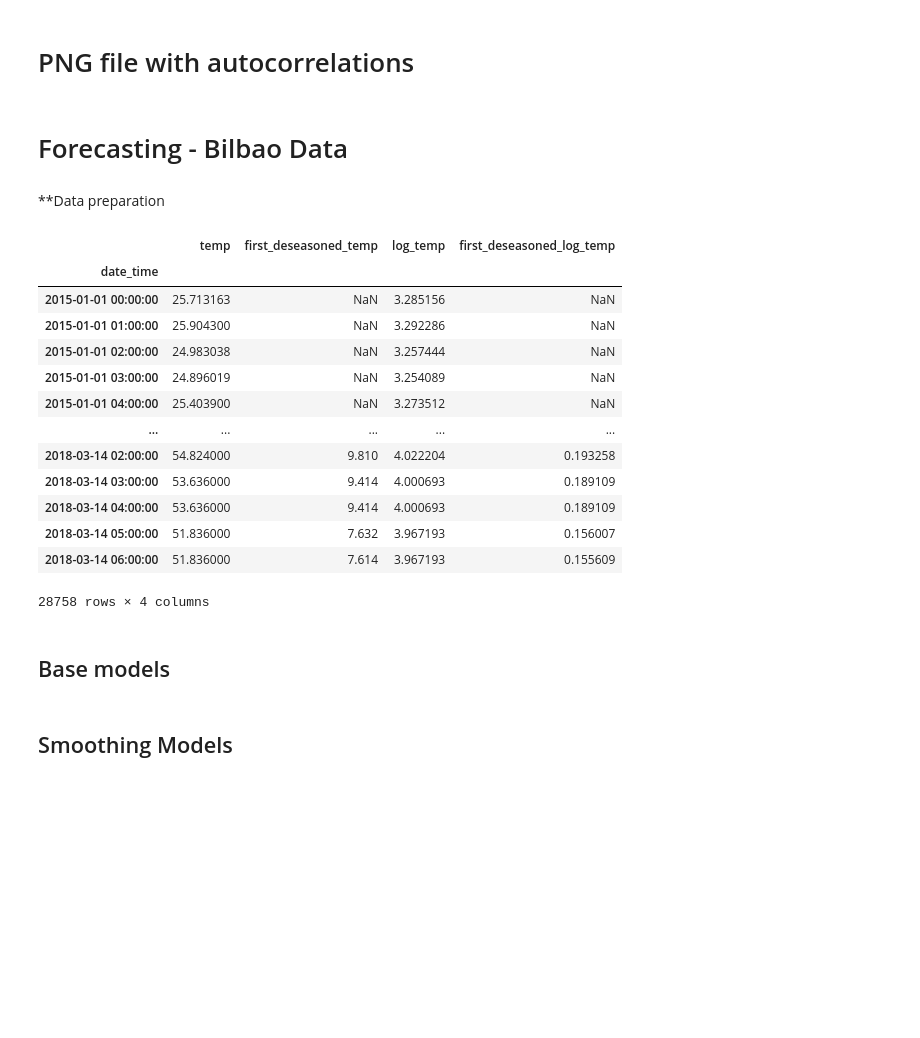
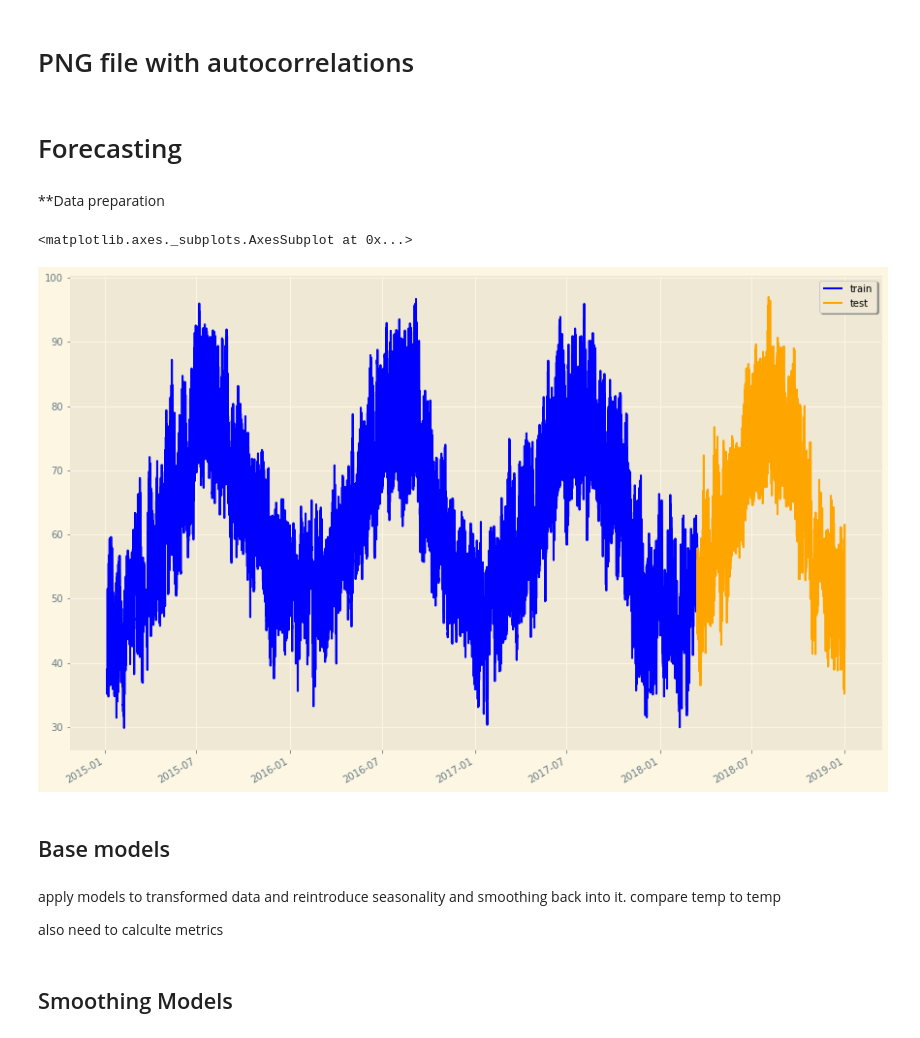
Before and after one commit to KishenSharma6/SpainEnergyAnalysis, a Jupyter notebook: Project Codes/04_Modeling/2020_0513_Temperature_Modeling.ipynb, the cells around one changed output. Saved outputs shown, nothing was run; the diff lists cells and outputs as text; code cells hidden in the pictures; blank space fills up the shorter version.

```diff
--- a/Project Codes/04_Modeling/2020_0513_Temperature_Modeling.ipynb
+++ b/Project Codes/04_Modeling/2020_0513_Temperature_Modeling.ipynb
@@ -58,28 +62,20 @@ display(s_train.head())
 # %% [markdown]
 # PNG file with autocorrelations
 # %% [markdown]
-# Forecasting - Bilbao Data
+# Forecasting
 # %% [markdown]
 **Data preparation
-# %%
-x_train = b_train
-x_test = b_test.values
-
-x_train
-# %% [output]
-|  | temp | first_deseasoned_temp | log_temp | first_deseasoned_log_temp |
-| date_time |  |  |  |  |
-| 2015-01-01 00:00:00 | 25.713163 | NaN | 3.285156 | NaN |
-| 2015-01-01 01:00:00 | 25.904300 | NaN | 3.292286 | NaN |
-| 2015-01-01 02:00:00 | 24.983038 | NaN | 3.257444 | NaN |
-| 2015-01-01 03:00:00 | 24.896019 | NaN | 3.254089 | NaN |
-| 2015-01-01 04:00:00 | 25.403900 | NaN | 3.273512 | NaN |
-| ... | ... | ... | ... | ... |
-| 2018-03-14 02:00:00 | 54.824000 | 9.810 | 4.022204 | 0.193258 |
-| 2018-03-14 03:00:00 | 53.636000 | 9.414 | 4.000693 | 0.189109 |
-| 2018-03-14 04:00:00 | 53.636000 | 9.414 | 4.000693 | 0.189109 |
-| 2018-03-14 05:00:00 | 51.836000 | 7.632 | 3.967193 | 0.156007 |
-| 2018-03-14 06:00:00 | 51.836000 | 7.614 | 3.967193 | 0.155609 |
-28758 rows × 4 columns
+# %%
+from TimeseriesPlotter import timeseries_plot
+
+#Set figure
+f, ax = plt.subplots(figsize = (15,10))
+
+#Plot training and test data
+timeseries_plot(train.temp, color = 'blue', ax=ax, label = 'train')
+timeseries_plot(test.temp, color = 'orange', ax = ax, legend = True,label = 'test')
+# %% [output]
+<matplotlib.axes._subplots.AxesSubplot at 0x...>
+[figure, added]
 # %% [markdown]
 ## Base models
@@ -86,3 +84,7 @@ x_train
+# %% [markdown]
+apply models to transformed data and reintroduce seasonality and smoothing back into it. compare temp to temp
+
+also need to calculte metrics
 # %% [markdown]
 ## Smoothing Models
 # %% [markdown]
```
Also changed, not shown: parts of 5 cells of this notebook.
